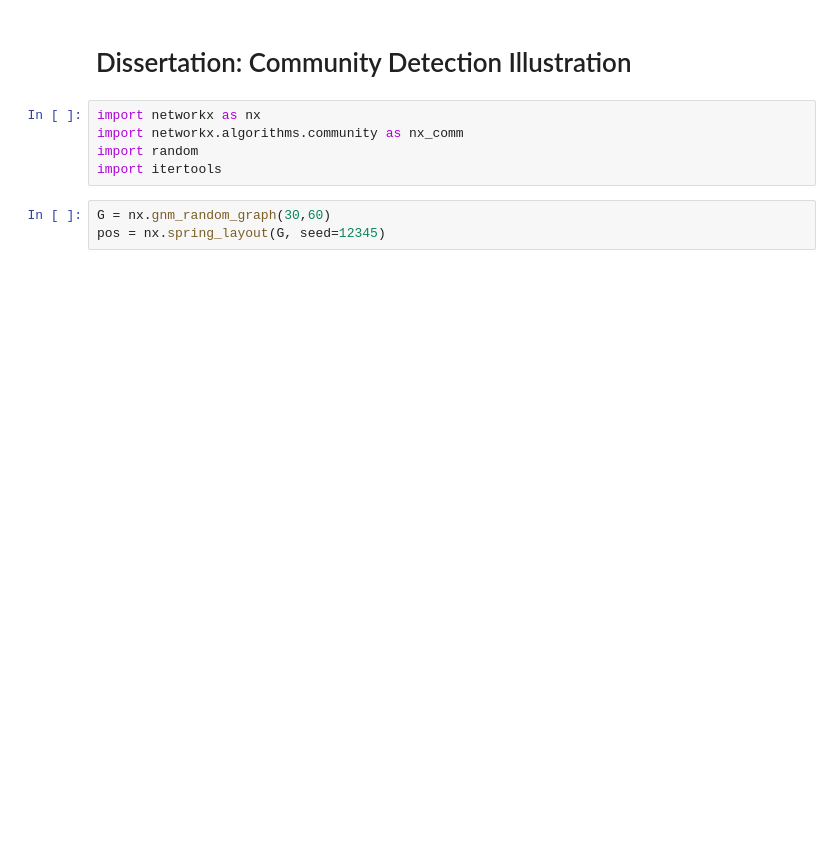
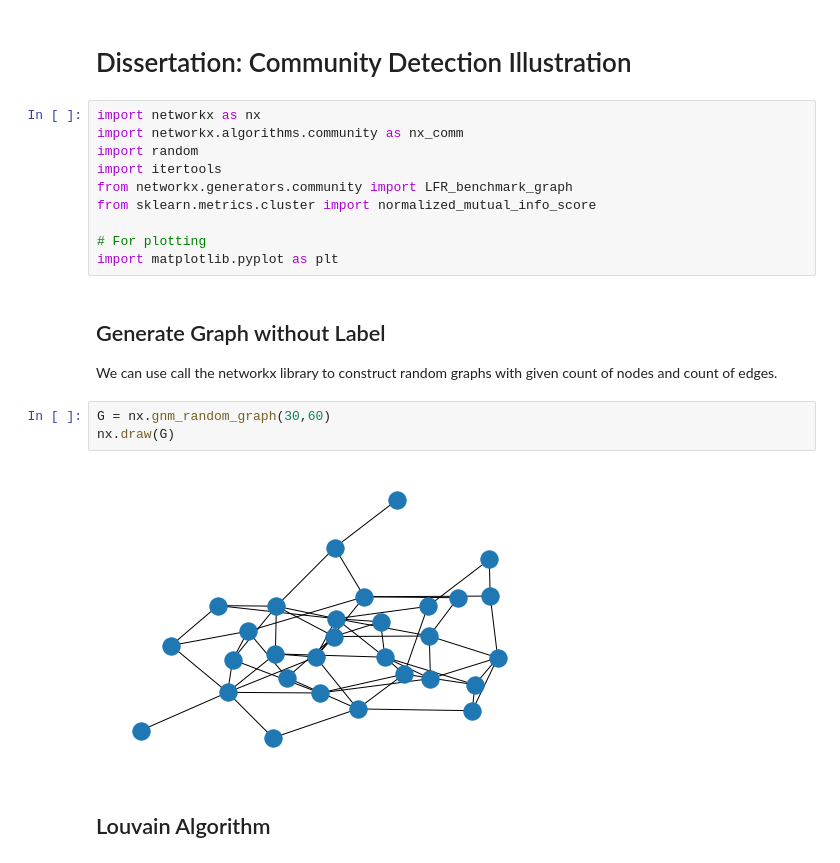
Before and after one commit to user0857/Dissertation, a Jupyter notebook: Community Detection Demo.ipynb, the cells around one changed output. Saved outputs shown, nothing was run; the diff lists cells and outputs as text; blank space fills up the shorter version.

```diff
--- a/Community Detection Demo.ipynb
+++ b/Community Detection Demo.ipynb
@@ -5,9 +5,21 @@ import networkx as nx
 import networkx.algorithms.community as nx_comm
 import random
 import itertools
+from networkx.generators.community import LFR_benchmark_graph
+from sklearn.metrics.cluster import normalized_mutual_info_score
+
+# For plotting
+import matplotlib.pyplot as plt
+# %% [markdown]
+## Generate Graph without Label
+We can use call the networkx library to construct random graphs with given count of nodes and count of edges.
 # %%
 G = nx.gnm_random_graph(30,60)
-pos = nx.spring_layout(G, seed=12345)
+nx.draw(G)
+# %% [output]
+[figure, added]
+# %% [markdown]
+## Louvain Algorithm
 # %%
 p1 = nx_comm.louvain_communities(G)
 color = ["#"+''.join([random.choice('0123456789ABCDEF') for j in range(6)]) for i in range(len(p1))]
```
Also changed, not shown: parts of 22 cells of this notebook.
